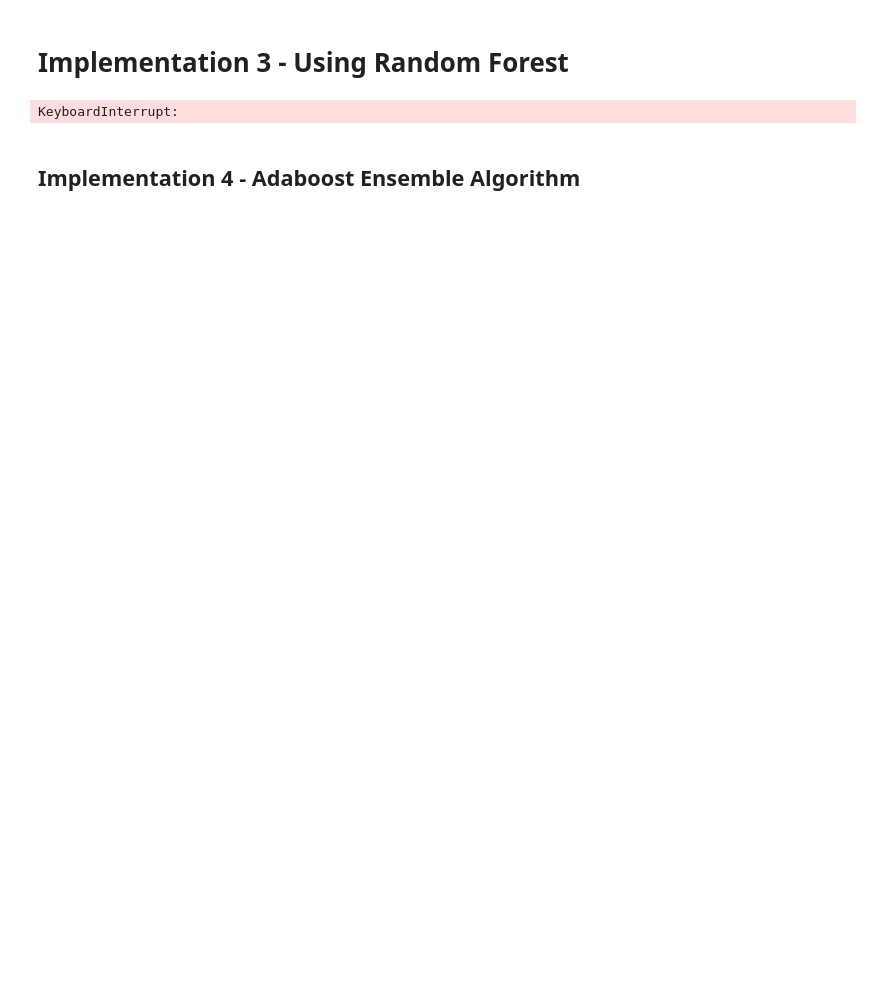
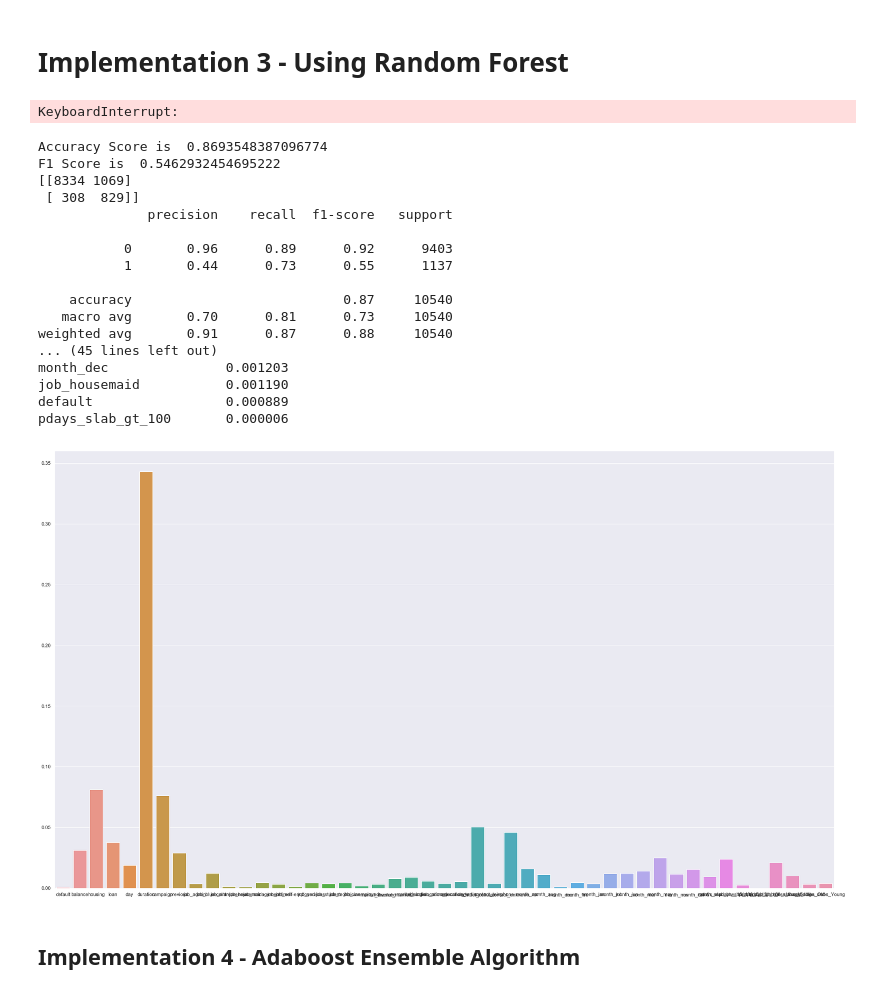
Before and after one commit to rsjain1978/ensemble-ml-systems, a Jupyter notebook: direct-marketing-compaign-bank/compaign.ipynb, the cells around one changed output. Saved outputs shown, nothing was run; the diff lists cells and outputs as text; code cells hidden in the pictures; blank space fills up the shorter version.

```diff
--- a/direct-marketing-compaign-bank/compaign.ipynb
+++ b/direct-marketing-compaign-bank/compaign.ipynb
@@ -732,35 +746,56 @@ from sklearn.ensemble import RandomForestClassifier
 from sklearn.model_selection import GridSearchCV
 
 param_grid = {
-    'n_estimators': [200, 700],
-    'max_features': ['auto', 'sqrt', 'log2']
+    'n_estimators': [200,700,900,1100,1300,1500,2000],
+    'max_features': ['auto', 'sqrt', 'log2'],
+    'max_depth' :   [5,10,20,30,40]
 }
 
-rf = RandomForestClassifier(n_estimators=10,
-        max_depth=10,
+rfe_model = RandomForestClassifier(n_estimators=10,
         bootstrap=True,
         criterion = 'entropy',
         random_state=1)
 
-CV_rfc = GridSearchCV(estimator=rf, param_grid=param_grid, cv= 5, n_jobs=-1)
-CV_rfc.fit(trainX, trainY)
-print (CV_rfc.best_params_)
+cv_rfe_model = GridSearchCV(estimator=rfe_model, param_grid=param_grid, cv= 5, n_jobs=-1)
+cv_rfe_model.fit(trainX, trainY)
+print (cv_rfe_model.best_params_)
 # %% [output]
 KeyboardInterrupt:
 # %%
-rf = RandomForestClassifier(n_estimators=10,
+rf_model = RandomForestClassifier(n_estimators=200,
         max_depth=10,
+        max_features='log2',
         bootstrap=True,
         criterion = 'entropy',
         random_state=1)
 
-rf.fit(trainX, trainY)
-predY = rf.predict(testX)
+rf_model.fit(trainX, trainY)
+predY = rf_model.predict(testX)
 
+#show model performance metrics
 show_model_performance(predY, testY)
 
 #Print the feature importance of the decision model
-print (pd.DataFrame(rf.feature_importances_, columns = ["Imp"], index = data_orig_wt.columns))
+show_feature_importance(rf_model)
+# %% [output]
+Accuracy Score is  0.8693548387096774
+F1 Score is  0.5462932454695222
+[[8334 1069]
+ [ 308  829]]
+              precision    recall  f1-score   support
+
+           0       0.96      0.89      0.92      9403
+           1       0.44      0.73      0.55      1137
+
+    accuracy                           0.87     10540
+   macro avg       0.70      0.81      0.73     10540
+weighted avg       0.91      0.87      0.88     10540
+... (45 lines left out)
+month_dec               0.001203
+job_housemaid           0.001190
+default                 0.000889
+pdays_slab_gt_100       0.000006
+[figure, added]
 # %% [markdown]
 ## Implementation 4 - Adaboost Ensemble Algorithm
 # %%
```
Also changed, not shown: parts of 9 cells of this notebook.
